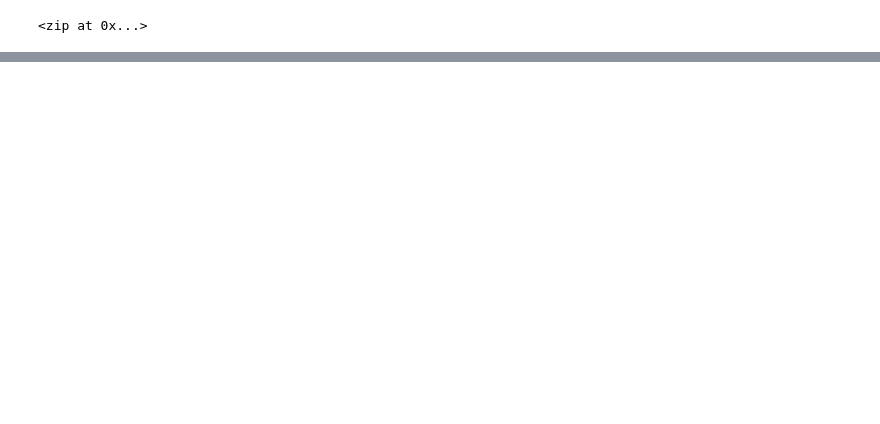
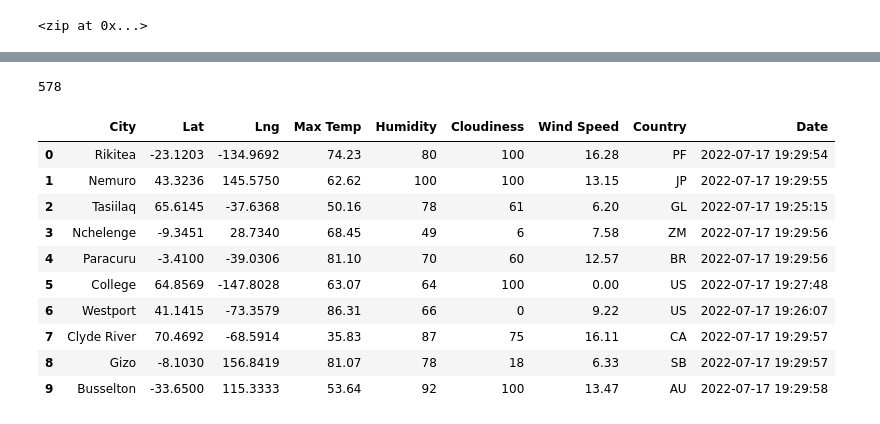
Before and after one commit to saristizabal12/World_Weather_Analysis, a Jupyter notebook: WeatherPy.ipynb, the cells around one changed output, grey strips where cells are left out. Saved outputs shown, nothing was run; the diff lists cells and outputs as text; code cells hidden in the pictures; blank space fills up the shorter version.

Commit message:
Modifying gitignore and adding WeatherPy file.

```diff
--- a/WeatherPy.ipynb
+++ b/WeatherPy.ipynb
@@ -54,0 +59,10 @@ len(cities)
+# %%
+# Create an empty list to hold the weather data.
+city_data = []
+# Print the beginning of the logging.
+print("Beginning Data Retrieval     ")
+print("-----------------------------")
+
+# Create counters.
+record_count = 1
+set_count = 1
@@ -54,0 +78,15 @@ len(cities)
+# %%
+# Starting URL for Weather Map API Call.
+url = "http://api.openweathermap.org/data/2.5/weather?units=Imperial&APPID=" + weather_api_key
+# %%
+# Loop through all the cities in our list.
+for i in range(len(cities)):
+
+    # Group cities in sets of 50 for logging purposes.
+    if (i % 50 == 0 and i >= 50):
+        set_count += 1
+        record_count = 1
+        time.sleep(60)
+
+    # Create endpoint URL with each city.
+    city_url = url + "&q=" + cities[i]
@@ -54,0 +163,21 @@ len(cities)
+# %%
+city_data_len = len(city_data)
+print(city_data_len)
+# %% [output]
+578
+# %%
+# Convert the array of dictionaries to a Pandas DataFrame.
+city_data_df = pd.DataFrame(city_data)
+city_data_df.head(10)
+# %% [output]
+|  | City | Lat | Lng | Max Temp | Humidity | Cloudiness | Wind Speed | Country | Date |
+| 0 | Rikitea | -23.1203 | -134.9692 | 74.23 | 80 | 100 | 16.28 | PF | 2022-07-17 19:29:54 |
+| 1 | Nemuro | 43.3236 | 145.5750 | 62.62 | 100 | 100 | 13.15 | JP | 2022-07-17 19:29:55 |
+| 2 | Tasiilaq | 65.6145 | -37.6368 | 50.16 | 78 | 61 | 6.20 | GL | 2022-07-17 19:25:15 |
+| 3 | Nchelenge | -9.3451 | 28.7340 | 68.45 | 49 | 6 | 7.58 | ZM | 2022-07-17 19:29:56 |
+| 4 | Paracuru | -3.4100 | -39.0306 | 81.10 | 70 | 60 | 12.57 | BR | 2022-07-17 19:29:56 |
+| 5 | College | 64.8569 | -147.8028 | 63.07 | 64 | 100 | 0.00 | US | 2022-07-17 19:27:48 |
+| 6 | Westport | 41.1415 | -73.3579 | 86.31 | 66 | 0 | 9.22 | US | 2022-07-17 19:26:07 |
+| 7 | Clyde River | 70.4692 | -68.5914 | 35.83 | 87 | 75 | 16.11 | CA | 2022-07-17 19:29:57 |
+| 8 | Gizo | -8.1030 | 156.8419 | 81.07 | 78 | 18 | 6.33 | SB | 2022-07-17 19:29:57 |
+| 9 | Busselton | -33.6500 | 115.3333 | 53.64 | 92 | 100 | 13.47 | AU | 2022-07-17 19:29:58 |
```
Also changed, not shown: parts of 8 cells of this notebook, 6 other files.
